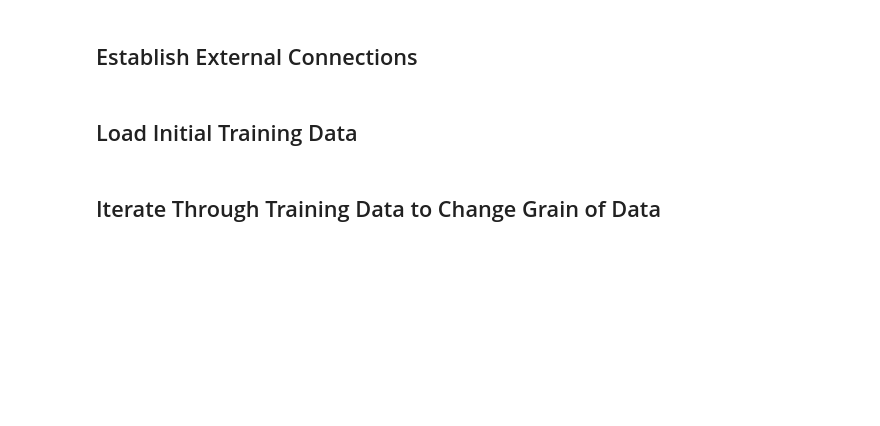
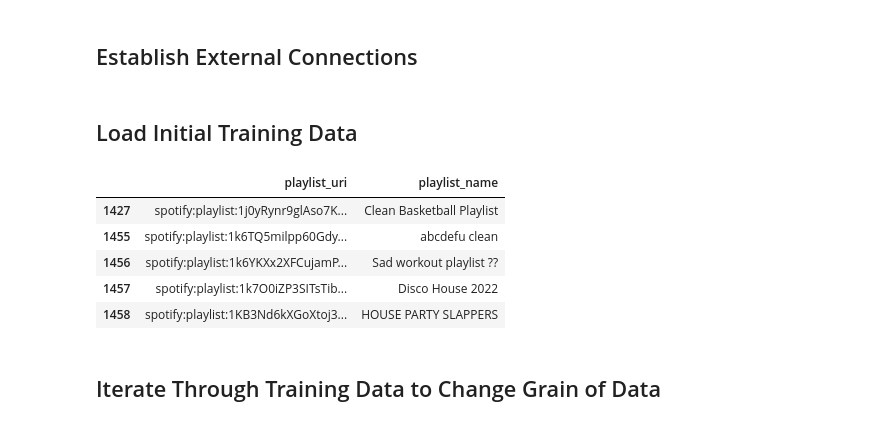
Before and after one commit to datascienceclubUVU/UVU-2022-2023, a Jupyter notebook: InitialIngestionPipeline.ipynb, the cells around one changed output. Saved outputs shown, nothing was run; the diff lists cells and outputs as text; code cells hidden in the pictures; blank space fills up the shorter version.

```diff
--- a/InitialIngestionPipeline.ipynb
+++ b/InitialIngestionPipeline.ipynb
@@ -53,19 +53,25 @@ engine = sql.create_engine('postgresql+psycopg2://postgres:DataNerd2023!!\
 # %% [markdown]
 ## Load Initial Training Data
 # %%
+# load training data
+new_batch = pd.read_csv('distinct_playlists.csv')[['playlist_uri', 'playlist_name']]
+new_batch['playlist_uri'] = new_batch['playlist_uri'].str.strip()
 
-# load training data
-# new_batch = pd.read_csv('distinct_playlists.csv')[['playlist_uri', 'playlist_name']]
-# new_batch['playlist_uri'] = new_batch['playlist_uri'].str.strip()
+db_query = pd.read_sql('SELECT DISTINCT playlist_uri FROM playlist_tracks', engine)
 
-# db_query = pd.read_sql('SELECT DISTINCT playlist_uri FROM playlist_tracks', engine)
+outer = new_batch.merge(db_query, how='outer', indicator=True)
+anti_join = outer[(outer._merge=='left_only')].drop('_merge', axis=1)
 
-# outer = new_batch.merge(db_query, how='outer', indicator=True)
-# anti_join = outer[(outer._merge=='left_only')].drop('_merge', axis=1)
-
-# new_batch = pd.DataFrame(anti_join)
-# new_batch = new_batch[9:29]
-# new_batch.head()
+new_batch = pd.DataFrame(anti_join)
+new_batch = new_batch[0:30]
+new_batch.head()
+# %% [output]
+|  | playlist_uri | playlist_name |
+| 1427 | spotify:playlist:1j0yRynr9glAso7K... | Clean Basketball Playlist |
+| 1455 | spotify:playlist:1k6TQ5milpp60Gdy... | abcdefu clean |
+| 1456 | spotify:playlist:1k6YKXx2XFCujamP... | Sad workout playlist ?? |
+| 1457 | spotify:playlist:1k7O0iZP3SITsTib... | Disco House 2022 |
+| 1458 | spotify:playlist:1KB3Nd6kXGoXtoj3... | HOUSE PARTY SLAPPERS |
 # %% [markdown]
 ## Iterate Through Training Data to Change Grain of Data
 # %%
```
Also changed, not shown: parts of 9 cells of this notebook, 2 other files.
